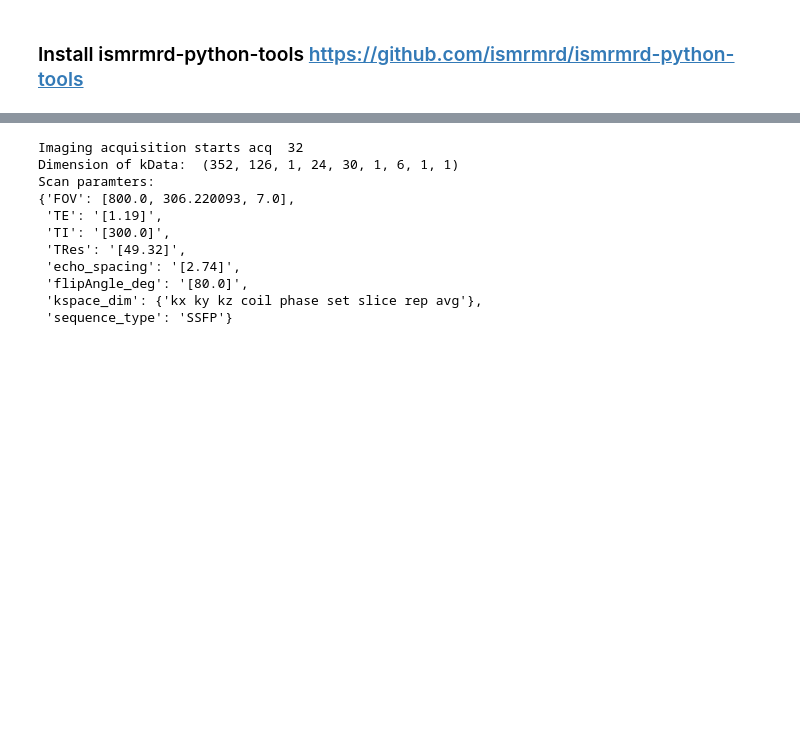
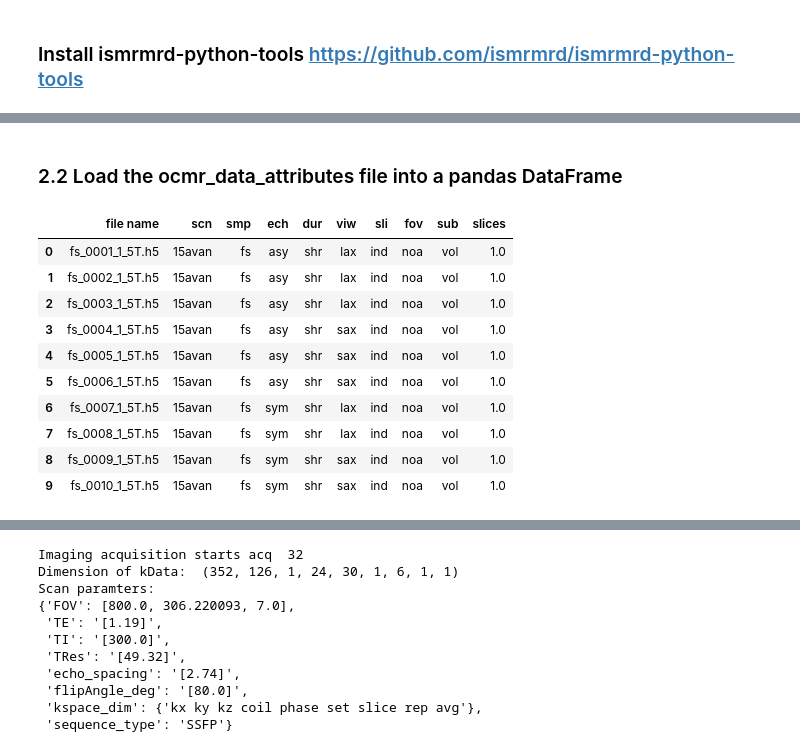
Before and after one commit to MRIOSU/OCMR, a Jupyter notebook: Python/example_omcr.ipynb, the cells around one changed output, grey strips where cells are left out. Drawn from its saved outputs; the diff is of its cells as text; code cells hidden in the pictures; blank space fills up the shorter version.

```diff
--- a/Python/example_omcr.ipynb
+++ b/Python/example_omcr.ipynb
@@ -20,0 +65,25 @@ This is a tutorial to read the k-space from OCMR datasets. Please intall 'ismrmr
+# %% [markdown]
+### 2.2 Load the ocmr_data_attributes file into a pandas DataFrame
+# %%
+# NOTE: Change this to the S3 location when finalized
+ocmr_data_attributes_location = './ocmr_data_attributes.csv'
+
+df = pandas.read_csv('./ocmr_data_attributes.csv')
+# Cleanup empty rows and columns
+df.dropna(how='all', axis=0, inplace=True)
+df.dropna(how='all', axis=1, inplace=True)
+
+# Show the first 10 items in the list
+df.head(10)
+# %% [output]
+|  | file name | scn | smp | ech | dur | viw | sli | fov | sub | slices |
+| 0 | fs_0001_1_5T.h5 | 15avan | fs | asy | shr | lax | ind | noa | vol | 1.0 |
+| 1 | fs_0002_1_5T.h5 | 15avan | fs | asy | shr | lax | ind | noa | vol | 1.0 |
+| 2 | fs_0003_1_5T.h5 | 15avan | fs | asy | shr | lax | ind | noa | vol | 1.0 |
+| 3 | fs_0004_1_5T.h5 | 15avan | fs | asy | shr | sax | ind | noa | vol | 1.0 |
+| 4 | fs_0005_1_5T.h5 | 15avan | fs | asy | shr | sax | ind | noa | vol | 1.0 |
+| 5 | fs_0006_1_5T.h5 | 15avan | fs | asy | shr | sax | ind | noa | vol | 1.0 |
+| 6 | fs_0007_1_5T.h5 | 15avan | fs | sym | shr | lax | ind | noa | vol | 1.0 |
+| 7 | fs_0008_1_5T.h5 | 15avan | fs | sym | shr | lax | ind | noa | vol | 1.0 |
+| 8 | fs_0009_1_5T.h5 | 15avan | fs | sym | shr | sax | ind | noa | vol | 1.0 |
+| 9 | fs_0010_1_5T.h5 | 15avan | fs | sym | shr | sax | ind | noa | vol | 1.0 |
```
Also changed, not shown: parts of 32 cells of this notebook.
